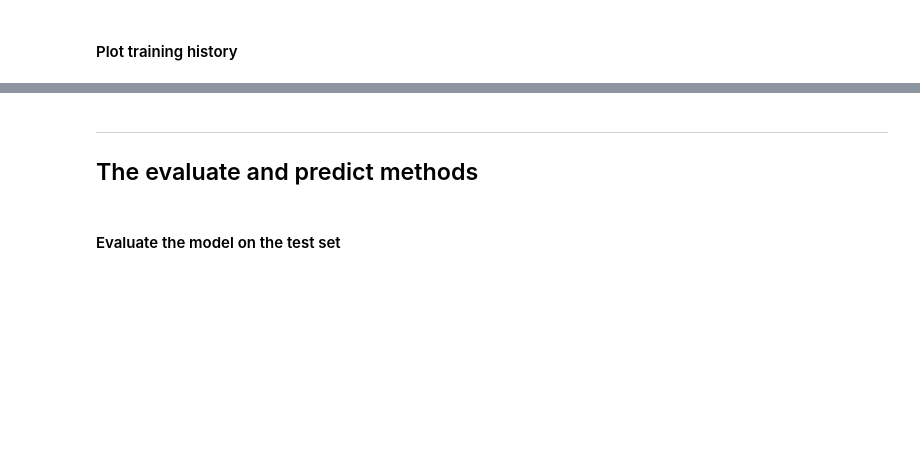
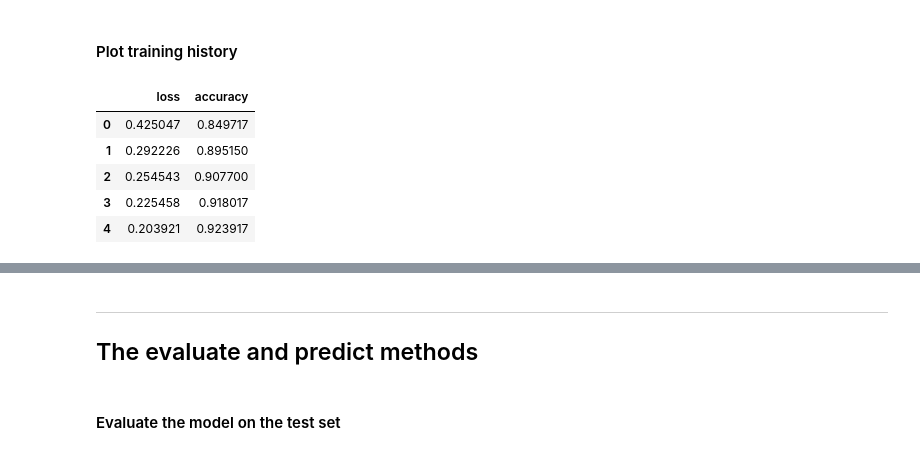
Before and after one commit to saikumardintakurthi/Getting_started_with-TensorFlow-2.0, a Jupyter notebook: Getting_started_with_TensorFlow2.0/Sequential Model Api/Tutorial/Coding Tutorial.ipynb, the cells around one changed output, grey strips where cells are left out. Saved outputs shown, nothing was run; the diff lists cells and outputs as text; code cells hidden in the pictures; blank space fills up the shorter version.

```diff
--- a/Getting_started_with_TensorFlow2.0/Sequential Model Api/Tutorial/Coding Tutorial.ipynb
+++ b/Getting_started_with_TensorFlow2.0/Sequential Model Api/Tutorial/Coding Tutorial.ipynb
@@ -37,2 +89,12 @@ from tensorflow.keras.layers import Dense, Flatten, Conv2D, MaxPooling2D
+# %%
+# Build the Sequential convolutional neural network model
+
+model = Sequential([
+    Conv2D(16,(3,3),activation='relu',input_shape=(28,28,1)),
+    MaxPooling2D((2,2)),
+    Flatten(),
+    Dense(64,activation='relu'),
+    Dense(10,activation='softmax')
+])
 # %%
 # Print the model summary
@@ -91,3 +217,12 @@ labels = [
 #### Plot training history
 # %%
 # Load the history into a pandas Dataframe
+df = pd.DataFrame(history.history)
+df.head()
+# %% [output]
+|  | loss | accuracy |
+| 0 | 0.425047 | 0.849717 |
+| 1 | 0.292226 | 0.895150 |
+| 2 | 0.254543 | 0.907700 |
+| 3 | 0.225458 | 0.918017 |
+| 4 | 0.203921 | 0.923917 |
```
Also changed, not shown: parts of 24 cells of this notebook.
